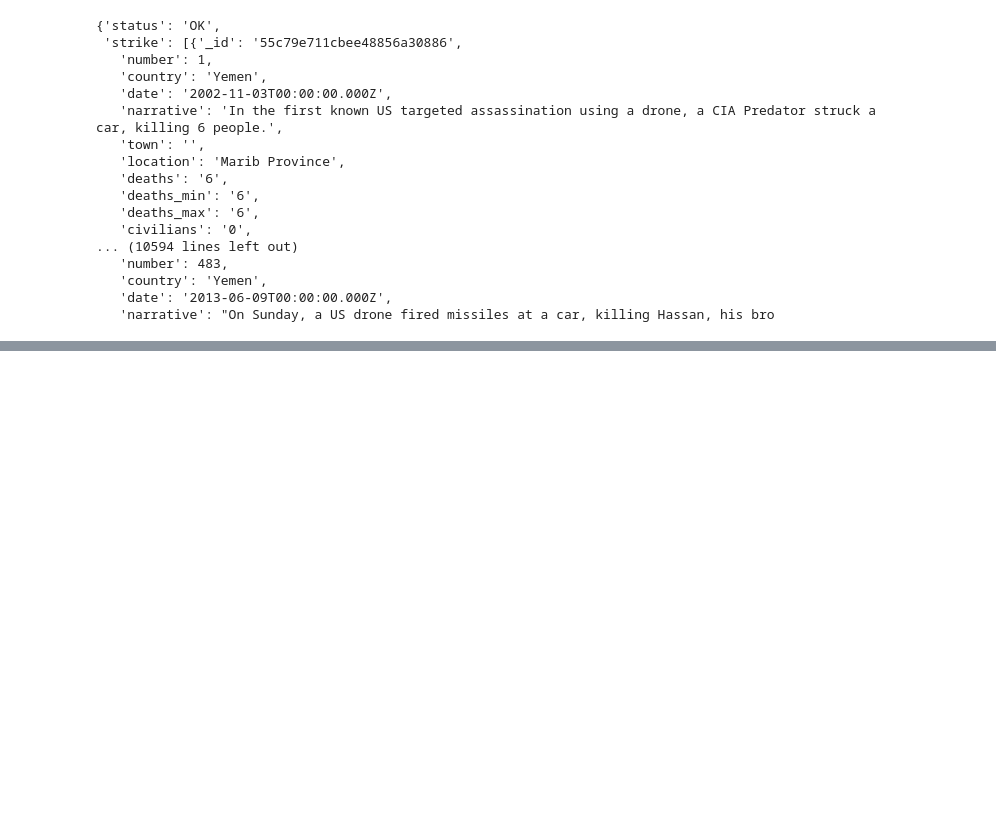
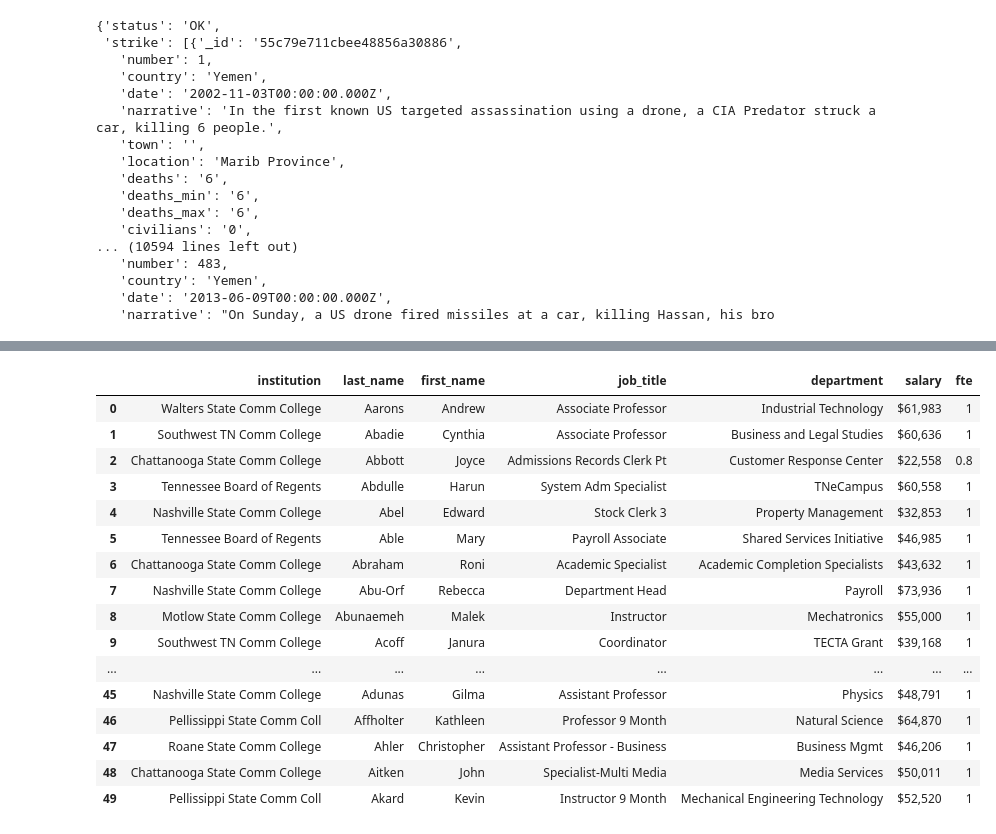
Before and after one commit to pp4rs/2018-uzh-course-material, a Jupyter notebook: 11-python-webscraping/scrape_intro.ipynb, the cells around one changed output, grey strips where cells are left out. Saved outputs shown, nothing was run; the diff lists cells and outputs as text; code cells hidden in the pictures; blank space fills up the shorter version.

```diff
--- a/11-python-webscraping/webscraping_intro.ipynb
+++ b/11-python-webscraping/scrape_intro.ipynb
@@ -140,0 +554,6 @@ for element in data["strike"]:
+# %%
+import requests
+from bs4 import BeautifulSoup as bs
+url = "https://www.tbr.edu/hr/salaries"
+html = requests.get(url)
+soup = bs(html.text, "lxml")
@@ -140,0 +595,4 @@ for element in data["strike"]:
+# %%
+# let s use some useful python syntax to get the same result and then make it easier to work with the data by getting it as text
+inst_all = [i.text for i in soup.find_all("td", {"class":"views-field views-field-institution-1"})]
+inst_all
@@ -140,0 +617,3 @@ for element in data["strike"]:
+# %%
+inst_text = [i.strip() for i in inst_all]
+inst_text
@@ -140,0 +638,38 @@ for element in data["strike"]:
+# %%
+# Let s get some more info from that page
+lastname    = [i.text.strip() for i in soup.findAll("td", {"class":"views-field views-field-lastname"})]
+firstname   = [i.text.strip() for i in soup.findAll("td", {"class":"views-field views-field-firstname"})]
+jobtitle    = [i.text.strip() for i in soup.findAll("td", {"class":"views-field views-field-jobtitle"})]
+department  = [i.text.strip() for i in soup.findAll("td", {"class":"views-field views-field-department"})]
+salary      = [i.text.strip() for i in soup.findAll("td", {"class":"views-field views-field-php"})]
+fte         = [i.text.strip() for i in soup.findAll("td", {"class":"views-field views-field-fte"})]
+# %%
+import pandas as pd
+tennessee_salaries_df = pd.DataFrame({
+    "institution": inst_text,
+    "last_name": lastname,
+    "first_name": firstname,
+    "job_title": jobtitle,
+    "department": department,
+    "salary": salary,
+    "fte": fte
+    })
+tennessee_salaries_df
+# %% [output]
+|  | institution | last_name | first_name | job_title | department | salary | fte |
+| 0 | Walters State Comm College | Aarons | Andrew | Associate Professor | Industrial Technology | $61,983 | 1 |
+| 1 | Southwest TN Comm College | Abadie | Cynthia | Associate Professor | Business and Legal Studies | $60,636 | 1 |
+| 2 | Chattanooga State Comm College | Abbott | Joyce | Admissions Records Clerk Pt | Customer Response Center | $22,558 | 0.8 |
+| 3 | Tennessee Board of Regents | Abdulle | Harun | System Adm Specialist | TNeCampus | $60,558 | 1 |
+| 4 | Nashville State Comm College | Abel | Edward | Stock Clerk 3 | Property Management | $32,853 | 1 |
+| 5 | Tennessee Board of Regents | Able | Mary | Payroll Associate | Shared Services Initiative | $46,985 | 1 |
+| 6 | Chattanooga State Comm College | Abraham | Roni | Academic Specialist | Academic Completion Specialists | $43,632 | 1 |
+| 7 | Nashville State Comm College | Abu-Orf | Rebecca | Department Head | Payroll | $73,936 | 1 |
+| 8 | Motlow State Comm College | Abunaemeh | Malek | Instructor | Mechatronics | $55,000 | 1 |
+| 9 | Southwest TN Comm College | Acoff | Janura | Coordinator | TECTA Grant | $39,168 | 1 |
+| ... | ... | ... | ... | ... | ... | ... | ... |
+| 45 | Nashville State Comm College | Adunas | Gilma | Assistant Professor | Physics | $48,791 | 1 |
+| 46 | Pellissippi State Comm Coll | Affholter | Kathleen | Professor 9 Month | Natural Science | $64,870 | 1 |
+| 47 | Roane State Comm College | Ahler | Christopher | Assistant Professor - Business | Business Mgmt | $46,206 | 1 |
+| 48 | Chattanooga State Comm College | Aitken | John | Specialist-Multi Media | Media Services | $50,011 | 1 |
+| 49 | Pellissippi State Comm Coll | Akard | Kevin | Instructor 9 Month | Mechanical Engineering Technology | $52,520 | 1 |
```
Also changed, not shown: parts of 78 cells of this notebook, 2 other files.
